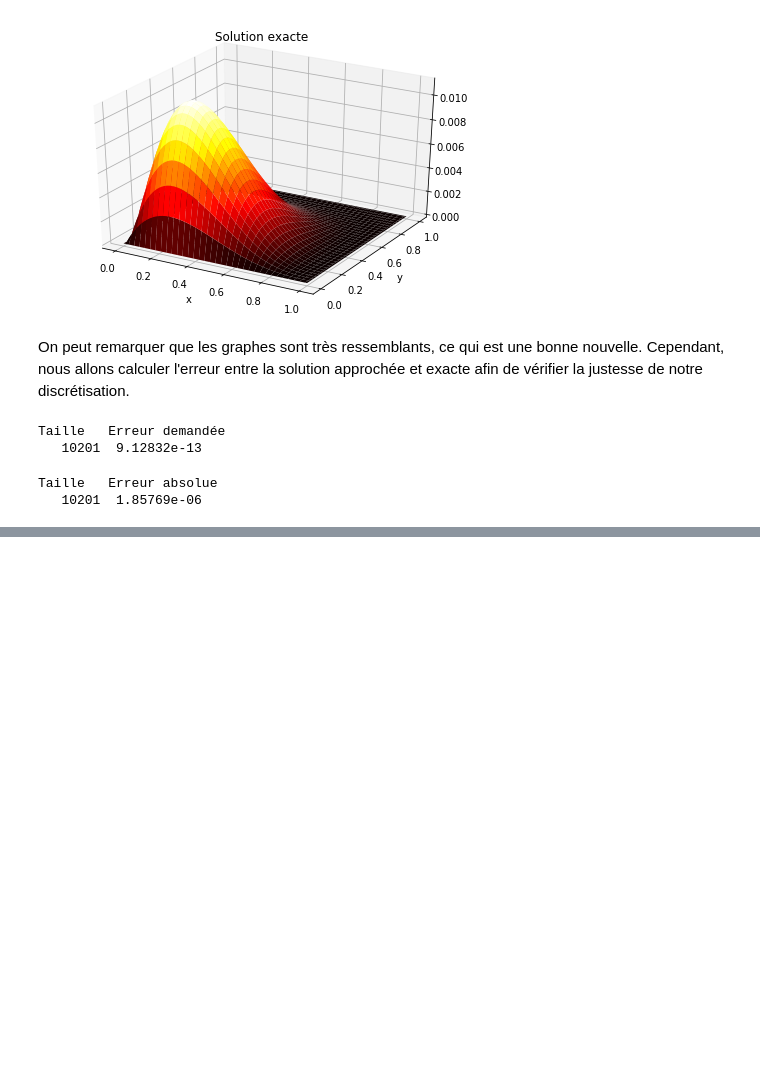
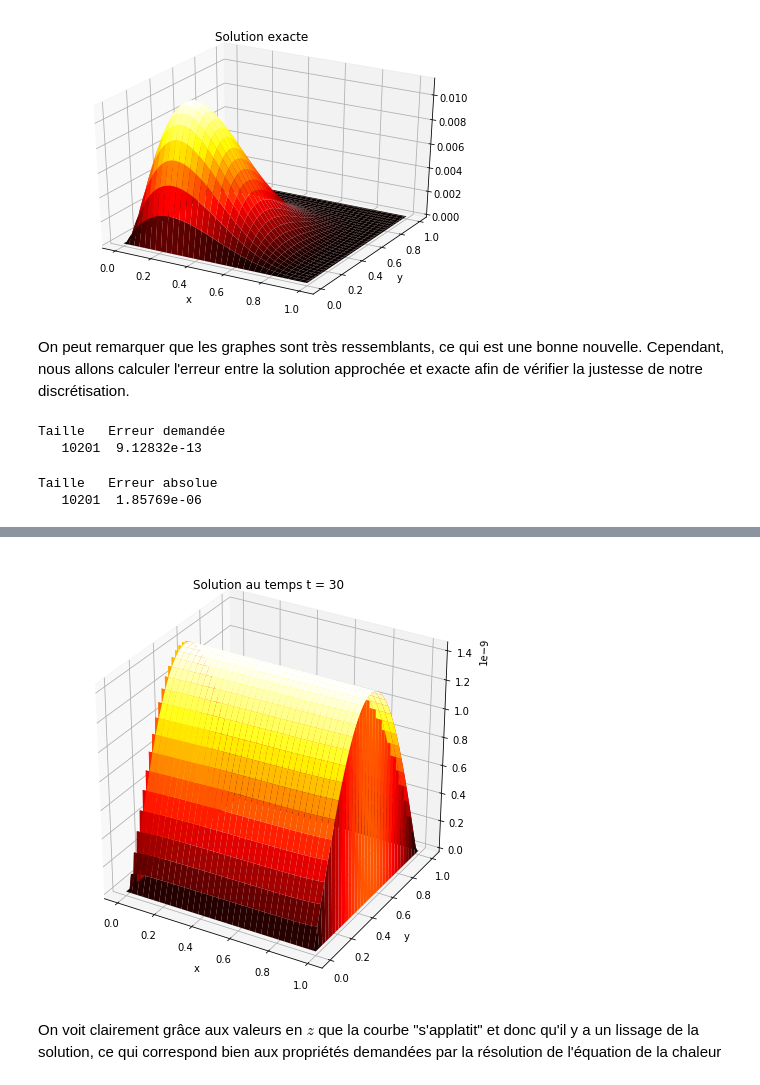
Before and after one commit to ThomasPhilibert0/cours, a Jupyter notebook: GTT/DiscretisationLaplacien.ipynb, the cells around one changed output, grey strips where cells are left out. Drawn from its saved outputs; the diff is of its cells as text; code cells hidden in the pictures; blank space fills up the shorter version.

```diff
--- a/GTT/DiscretisationLaplacien.ipynb
+++ b/GTT/DiscretisationLaplacien.ipynb
@@ -209,0 +413,24 @@ Taille   Erreur absolue
+# %%
+N = 100
+dt = 0.1
+t = 30
+
+T = chaleur(N,dt,t)
+
+x = np.linspace(0,1,N+1)
+y = np.linspace(0,1,N+1)
+
+fig = plt.figure(figsize = [8,8])
+
+ax = fig.add_subplot(111, projection = '3d')
+X,Y = np.meshgrid(x,y)
+ax.plot_surface(X,Y,T[t-1,:,:] ,cmap='hot')
+plt.title("Solution au temps t = "+str(t))
+plt.xlabel("x")
+plt.ylabel("y")
+
+plt.show()
+# %% [output]
+[figure, added]
+# %% [markdown]
+On voit clairement grâce aux valeurs en $z$ que la courbe "s'applatit" et donc qu'il y a un lissage de la solution, ce qui correspond bien aux propriétés demandées par la résolution de l'équation de la chaleur
```
Also changed, not shown: parts of 25 cells of this notebook.
